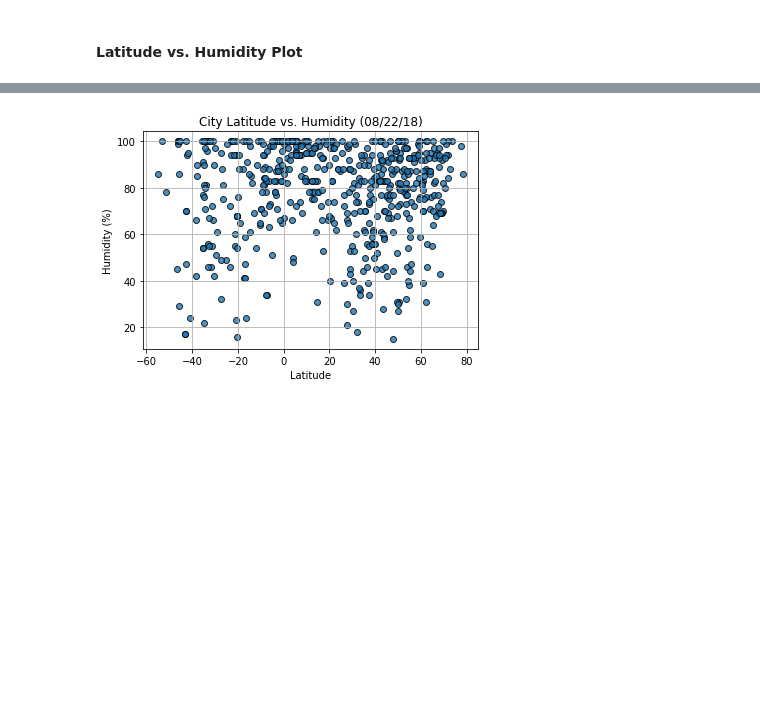
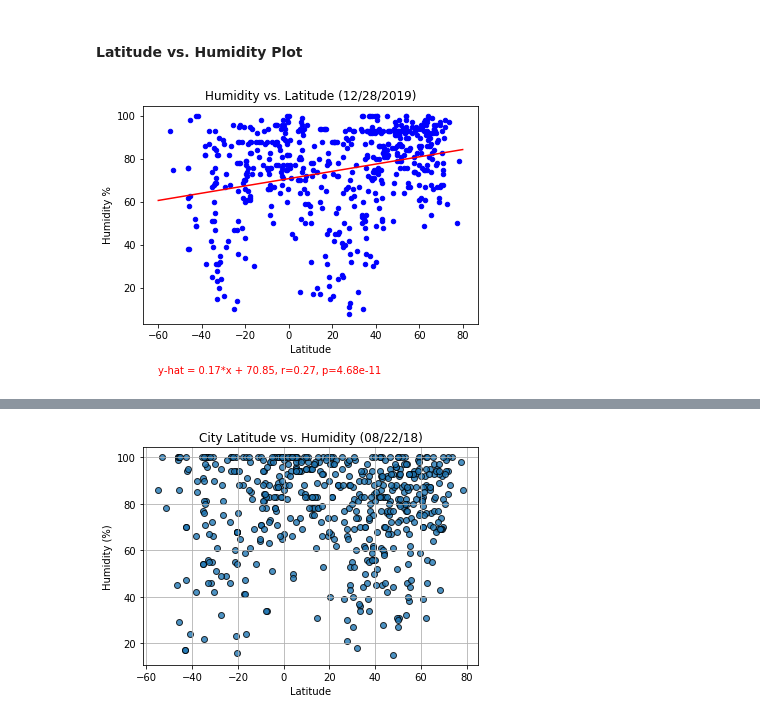
Before and after one commit to alexisperumal/python-api-challenge, a Jupyter notebook: 2019-12-15_WeatherPy-Alexis.ipynb, the cells around one changed output, grey strips where cells are left out. Cells and saved outputs as stored; diff of their text form; code cells hidden in the pictures; blank space fills up the shorter version.

```diff
--- a/2019-12-15_WeatherPy-Alexis.ipynb
+++ b/2019-12-15_WeatherPy-Alexis.ipynb
@@ -109,3 +386,17 @@ dtype: int64
 [figure]
 # %% [markdown]
 #### Latitude vs. Humidity Plot
+# %%
+slope, int, r_val, p_val, se = stats.linregress(weather['Lat'], weather['Humidity'])
+weather.plot.scatter(x='Lat', y='Humidity', color='Blue',
+                     title=f"Humidity vs. Latitude ({extract_date_str})")
+x = [-60, 80]
+y = [int + slope * n for n in x]
+plt.plot(x, y, color='Red')
+plt.xlabel('Latitude')
+plt.ylabel('Humidity %')
+plt.text(-60, -20, f"y-hat = {slope:0.2f}*x + {int:0.2f}, r={r_val:0.2f}, p={p_val:0.2e}", color="Red")
+plt.savefig('Humidity-vs-lat.png', dpi=100)
+plt.show()
+# %% [output]
+[figure, added]
```
Also changed, not shown: parts of 17 cells of this notebook, 12 other files.
